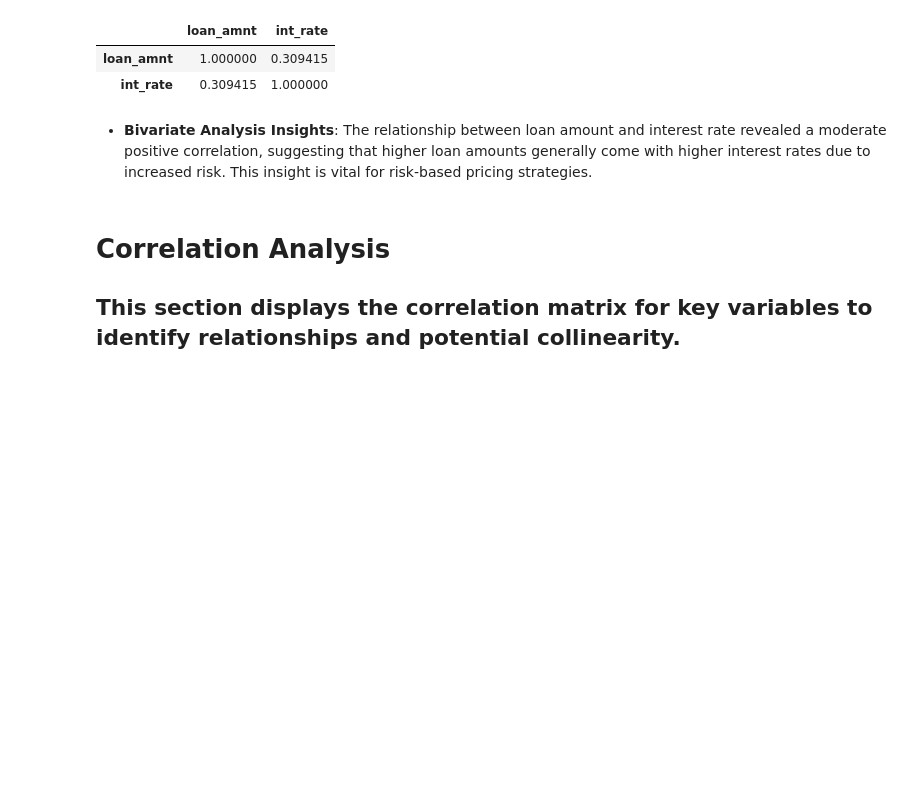
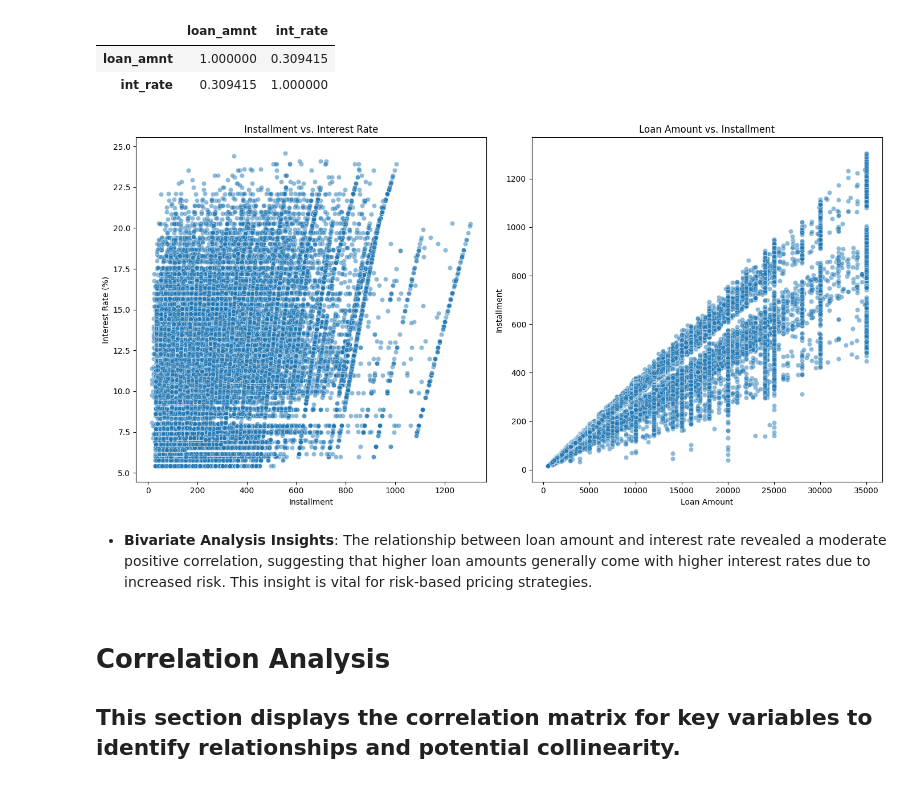
Before and after one commit to gowthambalram/LendingClubCaseStudy, a Jupyter notebook: gowtham_neelapareddy.ipynb, the cells around one changed output. Drawn from its saved outputs; the diff is of its cells as text; code cells hidden in the pictures; blank space fills up the shorter version.

Commit message:
Added my changes. Need to add insights, will do in some time.

```diff
--- a/gowtham_neelapareddy.ipynb
+++ b/gowtham_neelapareddy.ipynb
@@ -179,8 +197,29 @@ loan_data[['loan_amnt', 'int_rate']].corr()
 |  | loan_amnt | int_rate |
 | loan_amnt | 1.000000 | 0.309415 |
 | int_rate | 0.309415 | 1.000000 |
+# %%
+import matplotlib.pyplot as plt
+import seaborn as sns
+
+# Analyzing relationship between loan amount and installment
+plt.figure(figsize=(14, 7))
+plt.subplot(1, 2, 1)
+sns.scatterplot(x='installment', y='int_rate', data=loan_data, alpha=0.5)
+plt.title('Installment vs. Interest Rate')
+plt.xlabel('Installment')
+plt.ylabel('Interest Rate (%)')
+# Analyzing relationship between Interest rate and installment
+plt.subplot(1, 2, 2)
+sns.scatterplot(x='loan_amnt', y='installment', data=loan_data, alpha=0.5)
+plt.title('Loan Amount vs. Installment')
+plt.xlabel('Loan Amount')
+plt.ylabel('Installment')
+plt.tight_layout()
+plt.show()
+# %% [output]
+[figure, added]
 # %% [markdown]
-- **Bivariate Analysis Insights**: The relationship between loan amount and interest rate revealed a moderate positive correlation, suggesting that higher loan amounts generally come with higher interest rates due to increased risk. This insight is vital for risk-based pricing strategies.
+ - **Bivariate Analysis Insights**: The relationship between loan amount and interest rate revealed a moderate positive correlation, suggesting that higher loan amounts generally come with higher interest rates due to increased risk. This insight is vital for risk-based pricing strategies.
 # %% [markdown]
 # Correlation Analysis
 ## This section displays the correlation matrix for key variables to identify relationships and potential collinearity.
```
Also changed, not shown: parts of 7 cells of this notebook.
